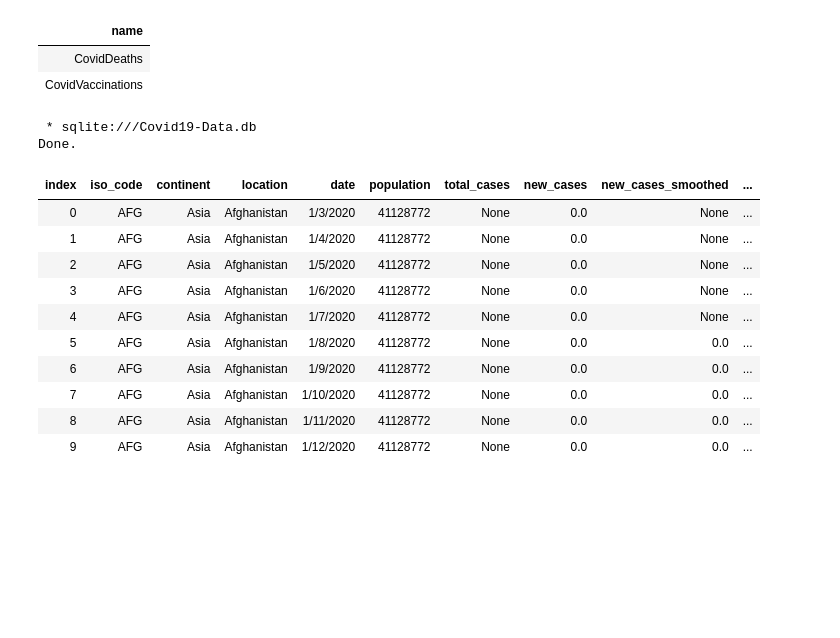
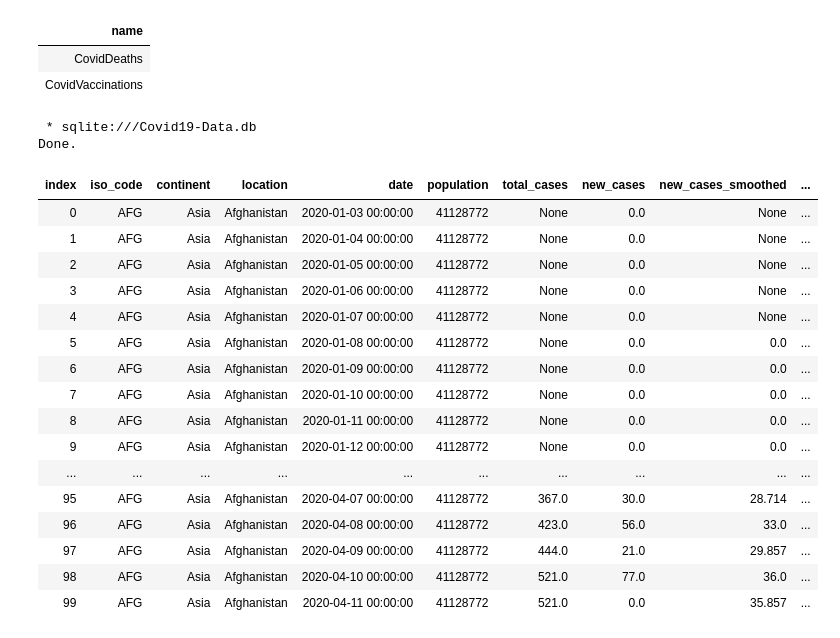
Before and after one commit to Chris-Quan/Covid19-Data-Exploration, a Jupyter notebook: 1-dataExploration.ipynb, the cells around one changed output. Saved outputs shown, nothing was run; the diff lists cells and outputs as text; code cells hidden in the pictures; blank space fills up the shorter version.

```diff
--- a/1-dataExploration.ipynb
+++ b/1-dataExploration.ipynb
@@ -19,21 +22,27 @@ Done.
 # %%
 %%sql
 
-SELECT * FROM CovidDeaths LIMIT 10
+SELECT * FROM CovidDeaths LIMIT 100
 # %% [output]
  * sqlite:///Covid19-Data.db
 Done.
 | index | iso_code | continent | location | date | population | total_cases | new_cases | new_cases_smoothed | ... |
-| 0 | AFG | Asia | Afghanistan | 1/3/2020 | 41128772 | None | 0.0 | None | ... |
-| 1 | AFG | Asia | Afghanistan | 1/4/2020 | 41128772 | None | 0.0 | None | ... |
-| 2 | AFG | Asia | Afghanistan | 1/5/2020 | 41128772 | None | 0.0 | None | ... |
-| 3 | AFG | Asia | Afghanistan | 1/6/2020 | 41128772 | None | 0.0 | None | ... |
-| 4 | AFG | Asia | Afghanistan | 1/7/2020 | 41128772 | None | 0.0 | None | ... |
-| 5 | AFG | Asia | Afghanistan | 1/8/2020 | 41128772 | None | 0.0 | 0.0 | ... |
-| 6 | AFG | Asia | Afghanistan | 1/9/2020 | 41128772 | None | 0.0 | 0.0 | ... |
-| 7 | AFG | Asia | Afghanistan | 1/10/2020 | 41128772 | None | 0.0 | 0.0 | ... |
-| 8 | AFG | Asia | Afghanistan | 1/11/2020 | 41128772 | None | 0.0 | 0.0 | ... |
-| 9 | AFG | Asia | Afghanistan | 1/12/2020 | 41128772 | None | 0.0 | 0.0 | ... |
+| 0 | AFG | Asia | Afghanistan | 2020-01-03 00:00:00 | 41128772 | None | 0.0 | None | ... |
+| 1 | AFG | Asia | Afghanistan | 2020-01-04 00:00:00 | 41128772 | None | 0.0 | None | ... |
+| 2 | AFG | Asia | Afghanistan | 2020-01-05 00:00:00 | 41128772 | None | 0.0 | None | ... |
+| 3 | AFG | Asia | Afghanistan | 2020-01-06 00:00:00 | 41128772 | None | 0.0 | None | ... |
+| 4 | AFG | Asia | Afghanistan | 2020-01-07 00:00:00 | 41128772 | None | 0.0 | None | ... |
+| 5 | AFG | Asia | Afghanistan | 2020-01-08 00:00:00 | 41128772 | None | 0.0 | 0.0 | ... |
+| 6 | AFG | Asia | Afghanistan | 2020-01-09 00:00:00 | 41128772 | None | 0.0 | 0.0 | ... |
+| 7 | AFG | Asia | Afghanistan | 2020-01-10 00:00:00 | 41128772 | None | 0.0 | 0.0 | ... |
+| 8 | AFG | Asia | Afghanistan | 2020-01-11 00:00:00 | 41128772 | None | 0.0 | 0.0 | ... |
+| 9 | AFG | Asia | Afghanistan | 2020-01-12 00:00:00 | 41128772 | None | 0.0 | 0.0 | ... |
+| ... | ... | ... | ... | ... | ... | ... | ... | ... | ... |
+| 95 | AFG | Asia | Afghanistan | 2020-04-07 00:00:00 | 41128772 | 367.0 | 30.0 | 28.714 | ... |
+| 96 | AFG | Asia | Afghanistan | 2020-04-08 00:00:00 | 41128772 | 423.0 | 56.0 | 33.0 | ... |
+| 97 | AFG | Asia | Afghanistan | 2020-04-09 00:00:00 | 41128772 | 444.0 | 21.0 | 29.857 | ... |
+| 98 | AFG | Asia | Afghanistan | 2020-04-10 00:00:00 | 41128772 | 521.0 | 77.0 | 36.0 | ... |
+| 99 | AFG | Asia | Afghanistan | 2020-04-11 00:00:00 | 41128772 | 521.0 | 0.0 | 35.857 | ... |
 # %%
 %%sql
 
```
Also changed, not shown: parts of 7 cells of this notebook.
